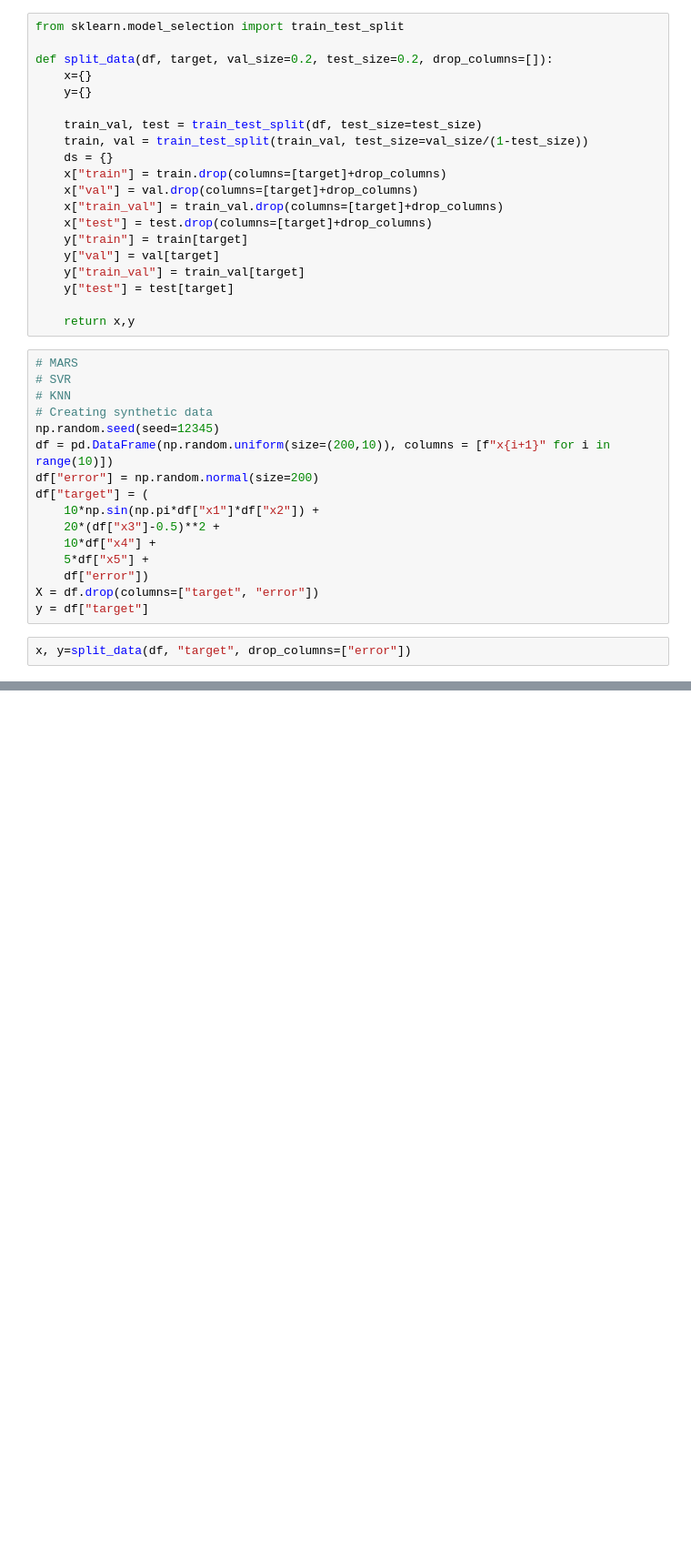
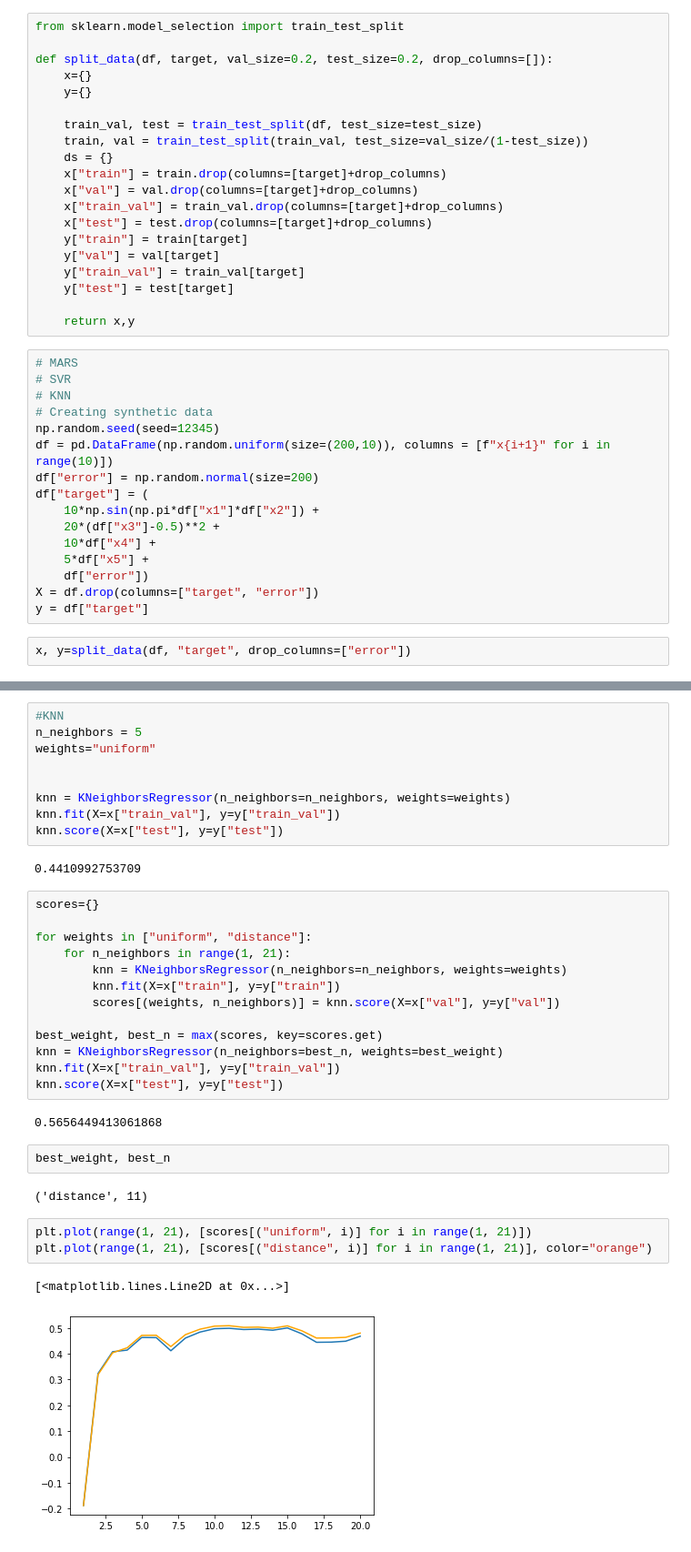
Before and after one commit to imrogerjiang/applied-predictive-modelling, a Jupyter notebook: CH7_2.ipynb, the cells around one changed output, grey strips where cells are left out. Shown at 91% size. Drawn from its saved outputs; the diff is of its cells as text; blank space fills up the shorter version.

```diff
--- a/CH7_2.ipynb
+++ b/CH7_2.ipynb
@@ -115,0 +149,36 @@ svr.score(X=x['test'], y=y['test'])
+# %%
+#KNN
+n_neighbors = 5
+weights="uniform"
+
+
+knn = KNeighborsRegressor(n_neighbors=n_neighbors, weights=weights)
+knn.fit(X=x["train_val"], y=y["train_val"])
+knn.score(X=x["test"], y=y["test"])
+# %% [output]
+0.4410992753709
+# %%
+scores={}
+
+for weights in ["uniform", "distance"]:
+    for n_neighbors in range(1, 21):
+        knn = KNeighborsRegressor(n_neighbors=n_neighbors, weights=weights)
+        knn.fit(X=x["train"], y=y["train"])
+        scores[(weights, n_neighbors)] = knn.score(X=x["val"], y=y["val"])
+
+best_weight, best_n = max(scores, key=scores.get)
+knn = KNeighborsRegressor(n_neighbors=best_n, weights=best_weight)
+knn.fit(X=x["train_val"], y=y["train_val"])
+knn.score(X=x["test"], y=y["test"])
+# %% [output]
+0.5656449413061868
+# %%
+best_weight, best_n
+# %% [output]
+('distance', 11)
+# %%
+plt.plot(range(1, 21), [scores[("uniform", i)] for i in range(1, 21)])
+plt.plot(range(1, 21), [scores[("distance", i)] for i in range(1, 21)], color="orange")
+# %% [output]
+[<matplotlib.lines.Line2D at 0x...>]
+[figure, added]
```
Also changed, not shown: parts of 10 cells of this notebook.
